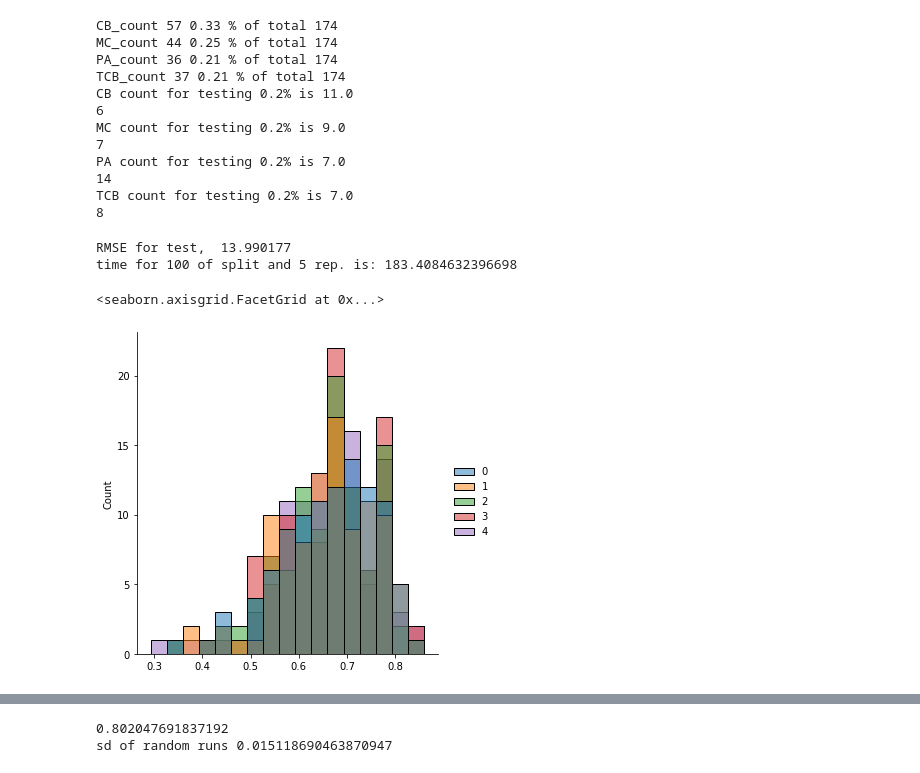
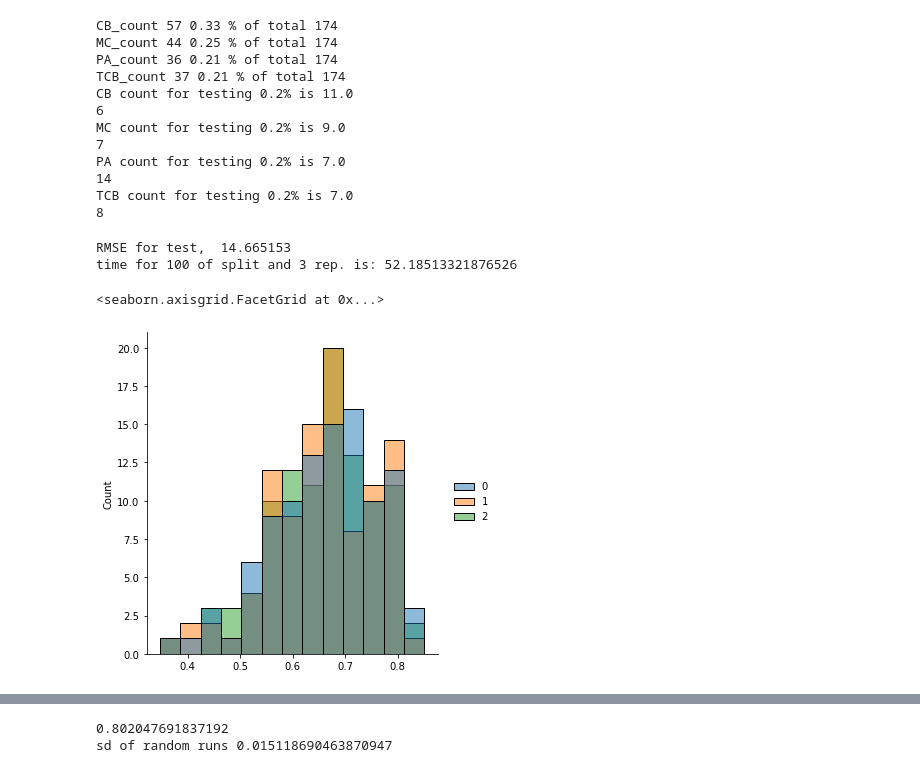
Before and after one commit to sattarik/Flash_Joule_Heating, a Jupyter notebook: Regression_Porxyproperties_materialprop_82test84train_V08.ipynb, the cells around one changed output, grey strips where cells are left out. Cells and saved outputs as stored; diff of their text form; code cells hidden in the pictures.

```diff
--- a/Regression_Porxyproperties_materialprop_82test84train_V08.ipynb
+++ b/Regression_Porxyproperties_materialprop_82test84train_V08.ipynb
@@ -762,7 +762,7 @@ MAEs_train = list()
 start = time.time()
 r2_max = 0
 test_split_count = 100
-rep = 5
+rep = 3
 for rand in range (0, test_split_count):
     indices = np.arange(len(new_features))
     train_new_features, test_new_features, train_labels, test_labels, idx_train, idx_test = \
@@ -818,36 +818,36 @@ for rand in range (0, test_split_count):
     r_squared_train = r2_score(train_labels, pred_train)
     #print('r2 score = ', r_squared_train)
     #print ('time is: ', end-start)
 
     pred_test = xgbr_graphyield.predict(test_new_features)
     # Calculate the absolute errors
     errors_test = abs(pred_test - test_labels)
     # Print out the mean absolute error (mae)
     #print('Mean Absolute Error for test:', round(np.mean(errors_test), 4), 'units.')
     r_squared_test = r2_score(test_labels, pred_test)
     if r_squared_test>r2_max:
         r2_max = r_squared_test
         rand_split = rand
     #print('r2 score = ', r_squared_test)
     #print ('****')
 
     #sns.displot(r_squareds)
     r_squareds_randomized_testtrain.append (r_squareds)
 
 m = tf.keras.metrics.RootMeanSquaredError()
 m.update_state(pred_test, test_labels)
 print ('RMSE for test, ', m.result().numpy())
 end = time.time()
 print ('time for {} of split and {} rep. is: {}'.format(test_split_count, rep, end-start))
 r_squareds_randomized_testtrain_vec = np.array ((r_squareds_randomized_testtrain))
 r_squareds_randomized_testtrain_mean = np.mean (r_squareds_randomized_testtrain_vec, axis=1)
 r_squareds_randomized_testtrain_mean
 sns.displot (r_squareds_randomized_testtrain_vec)
 # %% [output]
-RMSE for test,  13.990177
-time for 100 of split and 5 rep. is: 183.4084632396698
+RMSE for test,  14.665153
+time for 100 of split and 3 rep. is: 52.18513321876526
 <seaborn.axisgrid.FacetGrid at 0x...>
-[figure, old version]
+[figure, new version]
 # %%
 np.mean(r_squareds_randomized_testtrain_mean)
 # %% [output]
```
Also changed, not shown: parts of 8 cells of this notebook.
